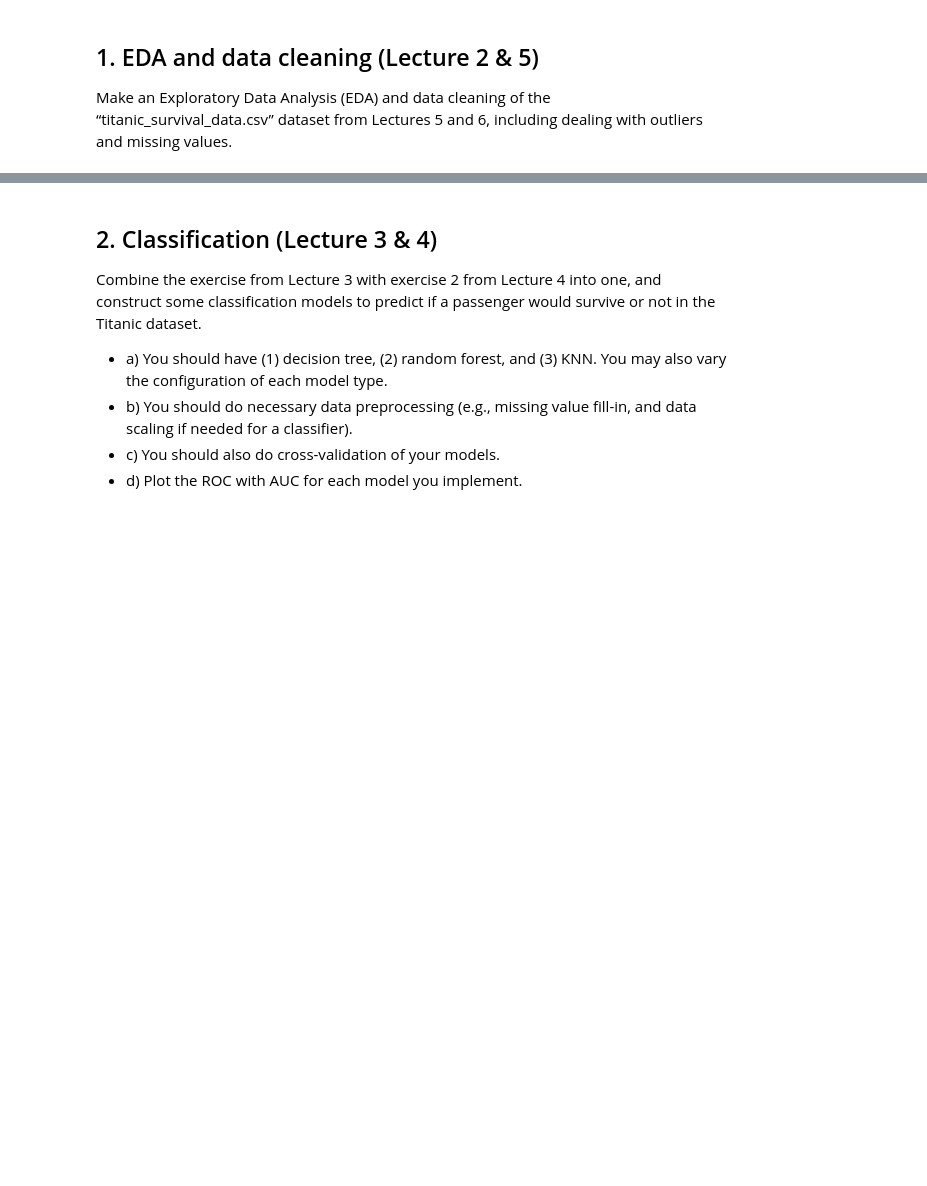
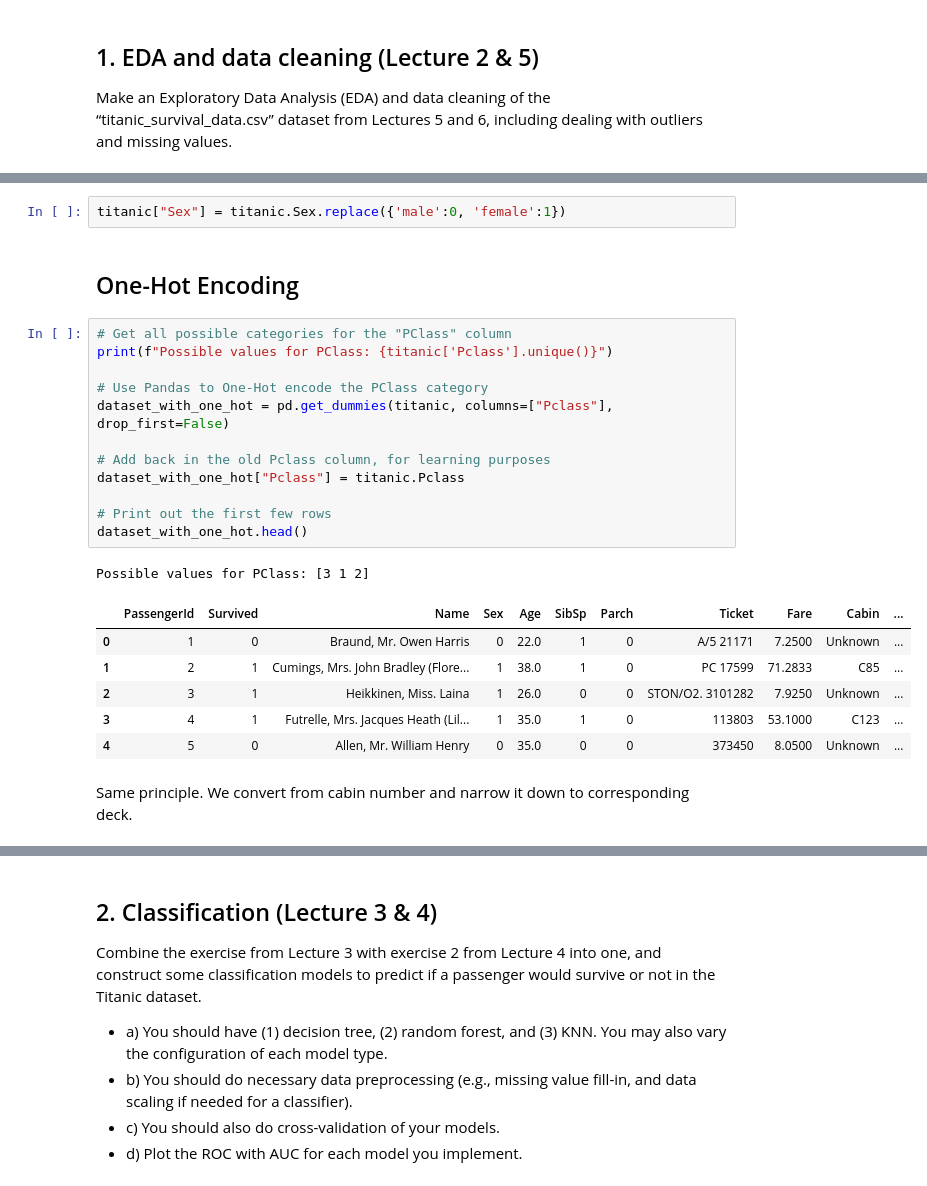
Before and after one commit to RasmuskjaerN/datathings, a Jupyter notebook: Exam_template.ipynb, the cells around one changed output, grey strips where cells are left out. Drawn from its saved outputs; the diff is of its cells as text; blank space fills up the shorter version.

```diff
--- a/Exam_template.ipynb
+++ b/Exam_template.ipynb
@@ -21,0 +55,26 @@ Make an Exploratory Data Analysis (EDA) and data cleaning of the “titanic_surv
+# %%
+titanic["Sex"] = titanic.Sex.replace({'male':0, 'female':1})
+# %% [markdown]
+## One-Hot Encoding
+# %%
+# Get all possible categories for the "PClass" column
+print(f"Possible values for PClass: {titanic['Pclass'].unique()}")
+
+# Use Pandas to One-Hot encode the PClass category
+dataset_with_one_hot = pd.get_dummies(titanic, columns=["Pclass"], drop_first=False)
+
+# Add back in the old Pclass column, for learning purposes
+dataset_with_one_hot["Pclass"] = titanic.Pclass
+
+# Print out the first few rows
+dataset_with_one_hot.head()
+# %% [output]
+Possible values for PClass: [3 1 2]
+|  | PassengerId | Survived | Name | Sex | Age | SibSp | Parch | Ticket | Fare | Cabin | ... |
+| 0 | 1 | 0 | Braund, Mr. Owen Harris | 0 | 22.0 | 1 | 0 | A/5 21171 | 7.2500 | Unknown | ... |
+| 1 | 2 | 1 | Cumings, Mrs. John Bradley (Flore... | 1 | 38.0 | 1 | 0 | PC 17599 | 71.2833 | C85 | ... |
+| 2 | 3 | 1 | Heikkinen, Miss. Laina | 1 | 26.0 | 0 | 0 | STON/O2. 3101282 | 7.9250 | Unknown | ... |
+| 3 | 4 | 1 | Futrelle, Mrs. Jacques Heath (Lil... | 1 | 35.0 | 1 | 0 | 113803 | 53.1000 | C123 | ... |
+| 4 | 5 | 0 | Allen, Mr. William Henry | 0 | 35.0 | 0 | 0 | 373450 | 8.0500 | Unknown | ... |
+# %% [markdown]
+Same principle. We convert from cabin number and narrow it down to corresponding deck.
```
Also changed, not shown: parts of 49 cells of this notebook, 28 other files.
